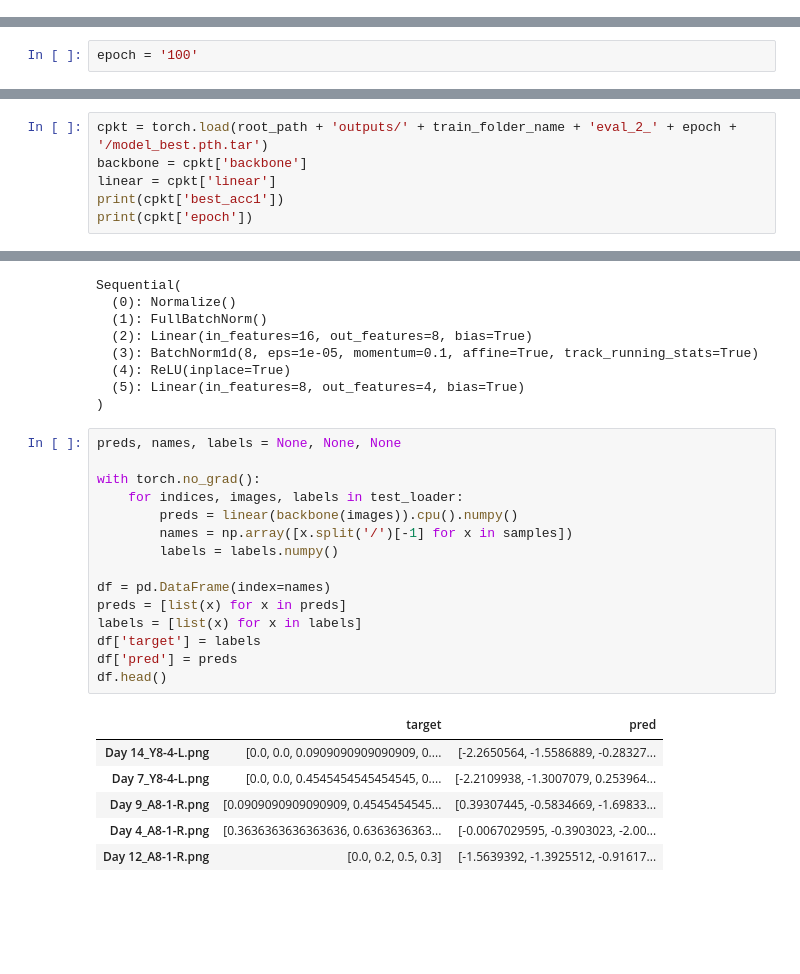
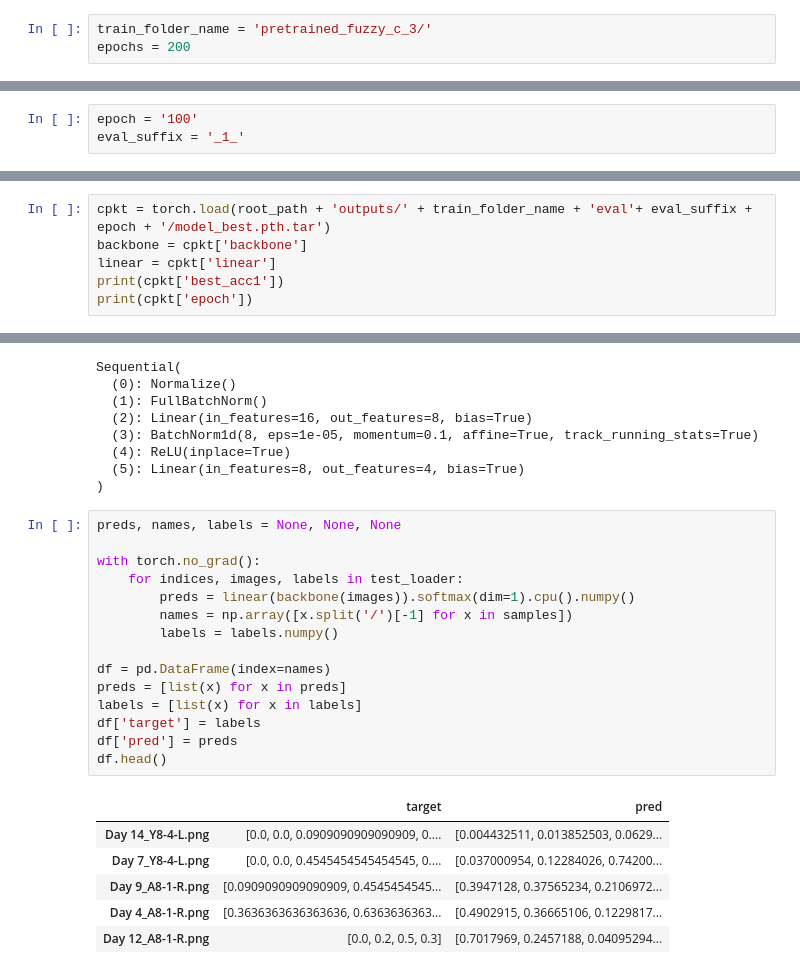
Before and after one commit to gopojiman/Explainable_Wound_Classification, a Jupyter notebook: CMSF-KM tests.ipynb, the cells around one changed output, grey strips where cells are left out. Cells and saved outputs as stored; diff of their text form; blank space fills up the shorter version.

```diff
--- a/CMSF-KM tests.ipynb
+++ b/CMSF-KM tests.ipynb
@@ -727,2 +740,5 @@ train_folder_name = 'pretrained_fuzzy_c_1/'
+# %%
+train_folder_name = 'pretrained_fuzzy_c_3/'
+epochs = 200
 # %% [markdown]
 # CMSF-KM Training
@@ -1186,5 +1215,6 @@ array([0.18181818, 0.09090909, 0.54545455, 0.18181818])
 ### Epoch number of CMSF to evaluate
 # %%
 epoch = '100'
+eval_suffix = '_1_'
 # %% [markdown]
 # Linear Evaluation Training
@@ -1243,7 +1292,7 @@ test_loader, samples = get_val_loader(
     2,
     test=True)
 # %%
-cpkt = torch.load(root_path + 'outputs/' + train_folder_name + 'eval_2_' + epoch + '/model_best.pth.tar')
+cpkt = torch.load(root_path + 'outputs/' + train_folder_name + 'eval'+ eval_suffix + epoch + '/model_best.pth.tar')
 backbone = cpkt['backbone']
 linear = cpkt['linear']
 print(cpkt['best_acc1'])
@@ -1266,25 +1315,25 @@ Sequential(
 # %%
 preds, names, labels = None, None, None
 
 with torch.no_grad():
     for indices, images, labels in test_loader:
-        preds = linear(backbone(images)).cpu().numpy()
+        preds = linear(backbone(images)).softmax(dim=1).cpu().numpy()
         names = np.array([x.split('/')[-1] for x in samples])
         labels = labels.numpy()
 
 df = pd.DataFrame(index=names)
 preds = [list(x) for x in preds]
 labels = [list(x) for x in labels]
 df['target'] = labels
 df['pred'] = preds
 df.head()
 # %% [output]
 |  | target | pred |
-| Day 14_Y8-4-L.png | [0.0, 0.0, 0.0909090909090909, 0.... | [-2.2650564, -1.5586889, -0.28327... |
-| Day 7_Y8-4-L.png | [0.0, 0.0, 0.4545454545454545, 0.... | [-2.2109938, -1.3007079, 0.253964... |
-| Day 9_A8-1-R.png | [0.0909090909090909, 0.4545454545... | [0.39307445, -0.5834669, -1.69833... |
-| Day 4_A8-1-R.png | [0.3636363636363636, 0.6363636363... | [-0.0067029595, -0.3903023, -2.00... |
-| Day 12_A8-1-R.png | [0.0, 0.2, 0.5, 0.3] | [-1.5639392, -1.3925512, -0.91617... |
+| Day 14_Y8-4-L.png | [0.0, 0.0, 0.0909090909090909, 0.... | [0.004432511, 0.013852503, 0.0629... |
+| Day 7_Y8-4-L.png | [0.0, 0.0, 0.4545454545454545, 0.... | [0.037000954, 0.12284026, 0.74200... |
+| Day 9_A8-1-R.png | [0.0909090909090909, 0.4545454545... | [0.3947128, 0.37565234, 0.2106972... |
+| Day 4_A8-1-R.png | [0.3636363636363636, 0.6363636363... | [0.4902915, 0.36665106, 0.1229817... |
+| Day 12_A8-1-R.png | [0.0, 0.2, 0.5, 0.3] | [0.7017969, 0.2457188, 0.04095294... |
 # %%
 props = df.index.map(lambda x: re.match('^Day (\d+)_(Y|A)8-(\d)-(L|R)', x).groups())
 df['Day'] = props.map(lambda x: int(x[0]))
```
Also changed, not shown: parts of 27 cells of this notebook.
